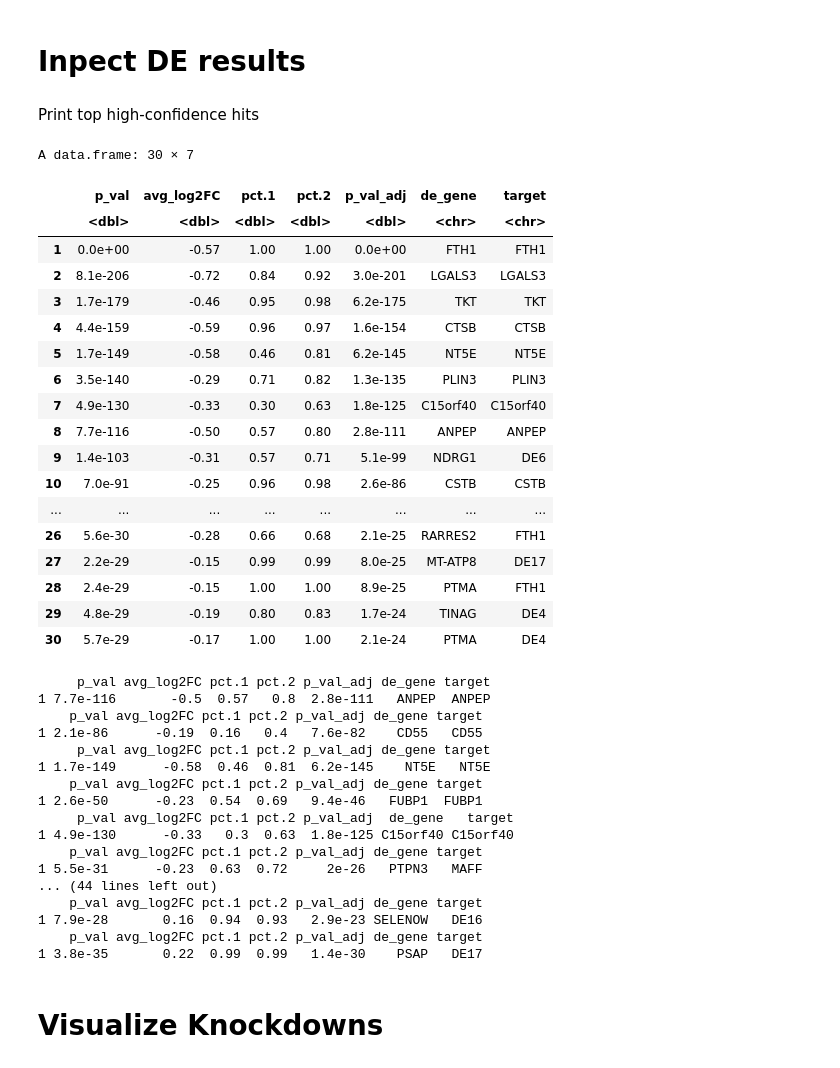
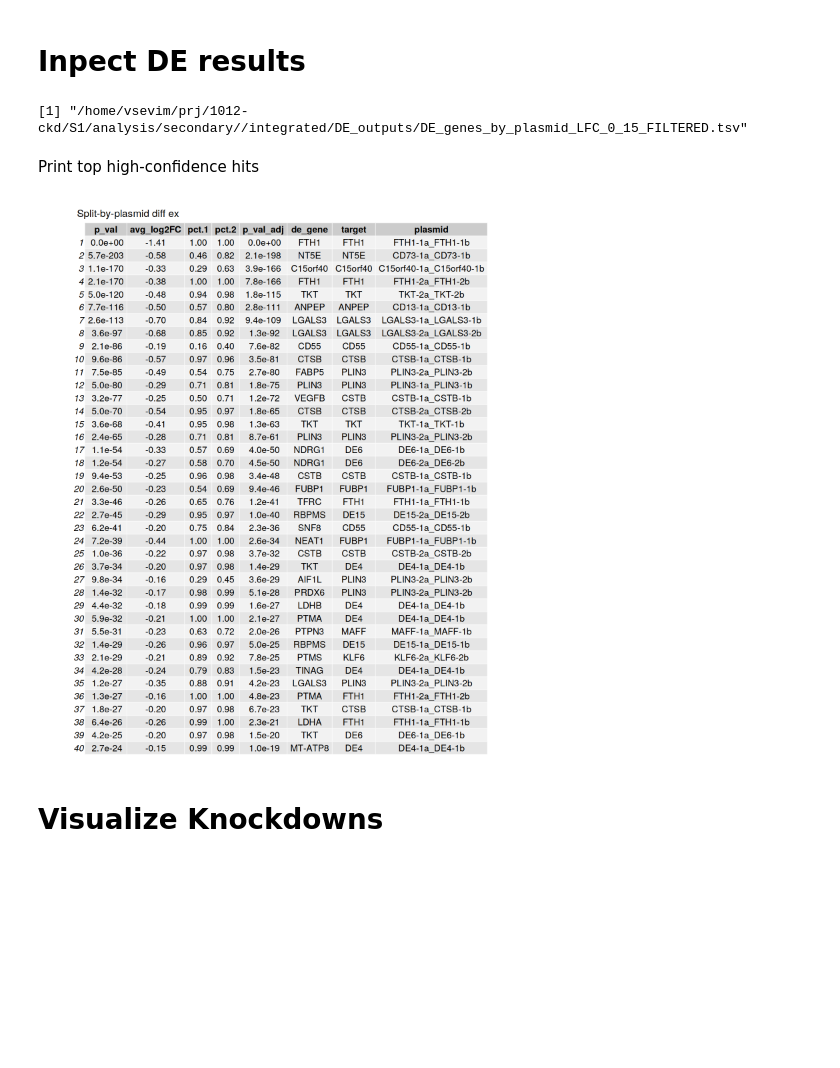
Before and after one commit to ucsf-lgr/ckd-workflow, a Jupyter notebook: secondary/04_DE_by_plasmid.ipynb, the cells around one changed output. Cells and saved outputs as stored; diff of their text form; code cells hidden in the pictures; blank space fills up the shorter version.

```diff
--- a/secondary/04_DE_by_plasmid.ipynb
+++ b/secondary/04_DE_by_plasmid.ipynb
@@ -245,58 +359,20 @@ write.table(df_de, de_f_name, sep="\t", quote = F, row.names = F)
 # %% [markdown]
 # Inpect DE results
 # %%
-de_f_name = paste0(secondary_a_path, "/integrated/DE_outputs/DE_genes_minlogfc_0p15.tsv")
+de_f_name
 df_de = read.table(de_f_name, sep="\t",  header = T)
+# %% [output]
+[1] "/home/vsevim/prj/1012-ckd/S1/analysis/secondary//integrated/DE_outputs/DE_genes_by_plasmid_LFC_0_15_FILTERED.tsv"
 # %% [markdown]
 Print top high-confidence hits
-# %%
-df_de %>% filter(avg_log2FC < 0) %>% arrange(p_val_adj) %>% head(30)
-# %% [output]
-A data.frame: 30 × 7
-|  | p_val | avg_log2FC | pct.1 | pct.2 | p_val_adj | de_gene | target |
-|  | <dbl> | <dbl> | <dbl> | <dbl> | <dbl> | <chr> | <chr> |
-| 1 | 0.0e+00 | -0.57 | 1.00 | 1.00 | 0.0e+00 | FTH1 | FTH1 |
-| 2 | 8.1e-206 | -0.72 | 0.84 | 0.92 | 3.0e-201 | LGALS3 | LGALS3 |
-| 3 | 1.7e-179 | -0.46 | 0.95 | 0.98 | 6.2e-175 | TKT | TKT |
-| 4 | 4.4e-159 | -0.59 | 0.96 | 0.97 | 1.6e-154 | CTSB | CTSB |
-| 5 | 1.7e-149 | -0.58 | 0.46 | 0.81 | 6.2e-145 | NT5E | NT5E |
-| 6 | 3.5e-140 | -0.29 | 0.71 | 0.82 | 1.3e-135 | PLIN3 | PLIN3 |
-| 7 | 4.9e-130 | -0.33 | 0.30 | 0.63 | 1.8e-125 | C15orf40 | C15orf40 |
-| 8 | 7.7e-116 | -0.50 | 0.57 | 0.80 | 2.8e-111 | ANPEP | ANPEP |
-| 9 | 1.4e-103 | -0.31 | 0.57 | 0.71 | 5.1e-99 | NDRG1 | DE6 |
-| 10 | 7.0e-91 | -0.25 | 0.96 | 0.98 | 2.6e-86 | CSTB | CSTB |
-| ... | ... | ... | ... | ... | ... | ... | ... |
-| 26 | 5.6e-30 | -0.28 | 0.66 | 0.68 | 2.1e-25 | RARRES2 | FTH1 |
-| 27 | 2.2e-29 | -0.15 | 0.99 | 0.99 | 8.0e-25 | MT-ATP8 | DE17 |
-| 28 | 2.4e-29 | -0.15 | 1.00 | 1.00 | 8.9e-25 | PTMA | FTH1 |
-| 29 | 4.8e-29 | -0.19 | 0.80 | 0.83 | 1.7e-24 | TINAG | DE4 |
-| 30 | 5.7e-29 | -0.17 | 1.00 | 1.00 | 2.1e-24 | PTMA | DE4 |
-# %%
-targets = unique(df_de$target)
-
-for(t in targets){
-    print(filter(df_de, target == t) %>% head(1))
-    #cat(yellow("------------------------------------------------------------\n\n\n"))
-
-}
-# %% [output]
-     p_val avg_log2FC pct.1 pct.2 p_val_adj de_gene target
-1 7.7e-116       -0.5  0.57   0.8  2.8e-111   ANPEP  ANPEP
-    p_val avg_log2FC pct.1 pct.2 p_val_adj de_gene target
-1 2.1e-86      -0.19  0.16   0.4   7.6e-82    CD55   CD55
-     p_val avg_log2FC pct.1 pct.2 p_val_adj de_gene target
-1 1.7e-149      -0.58  0.46  0.81  6.2e-145    NT5E   NT5E
-    p_val avg_log2FC pct.1 pct.2 p_val_adj de_gene target
-1 2.6e-50      -0.23  0.54  0.69   9.4e-46   FUBP1  FUBP1
-     p_val avg_log2FC pct.1 pct.2 p_val_adj  de_gene   target
-1 4.9e-130      -0.33   0.3  0.63  1.8e-125 C15orf40 C15orf40
-    p_val avg_log2FC pct.1 pct.2 p_val_adj de_gene target
-1 5.5e-31      -0.23  0.63  0.72     2e-26   PTPN3   MAFF
-... (44 lines left out)
-    p_val avg_log2FC pct.1 pct.2 p_val_adj de_gene target
-1 7.9e-28       0.16  0.94  0.93   2.9e-23 SELENOW   DE16
-    p_val avg_log2FC pct.1 pct.2 p_val_adj de_gene target
-1 3.8e-35       0.22  0.99  0.99   1.4e-30    PSAP   DE17
+# %%
+df_top_hits <- df_de %>% filter(avg_log2FC < 0) %>% arrange(p_val_adj) %>% head(40)
+
+tb <- ggtexttable(df_top_hits, theme= ttheme(base_size = 16)) %>% tab_add_title(text = "Split-by-plasmid diff ex", face = "plain", size = 18)
+options(repr.plot.width=12, repr.plot.height=14)
+print(tb)
+# %% [output]
+[figure, added]
 # %% [markdown]
 # Visualize Knockdowns
 # %% [markdown]
```
Also changed, not shown: parts of 29 cells of this notebook, 5 other files.
